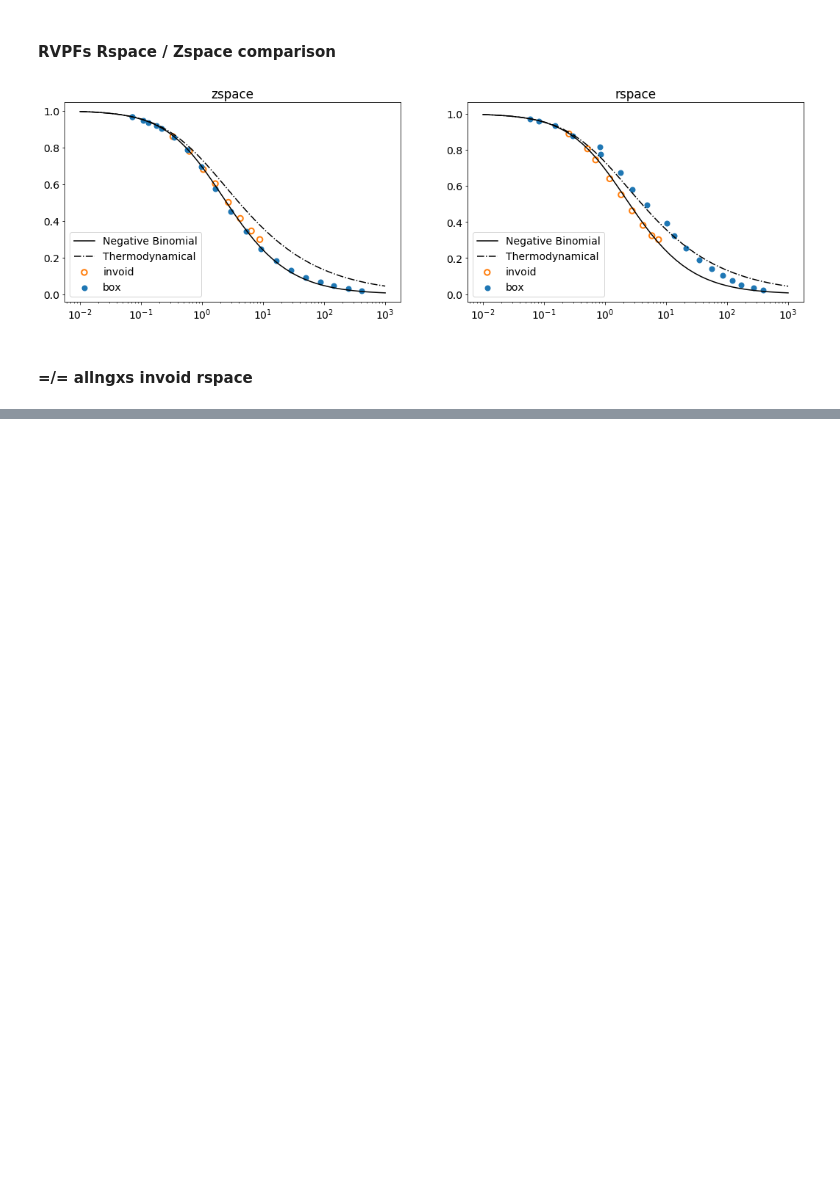
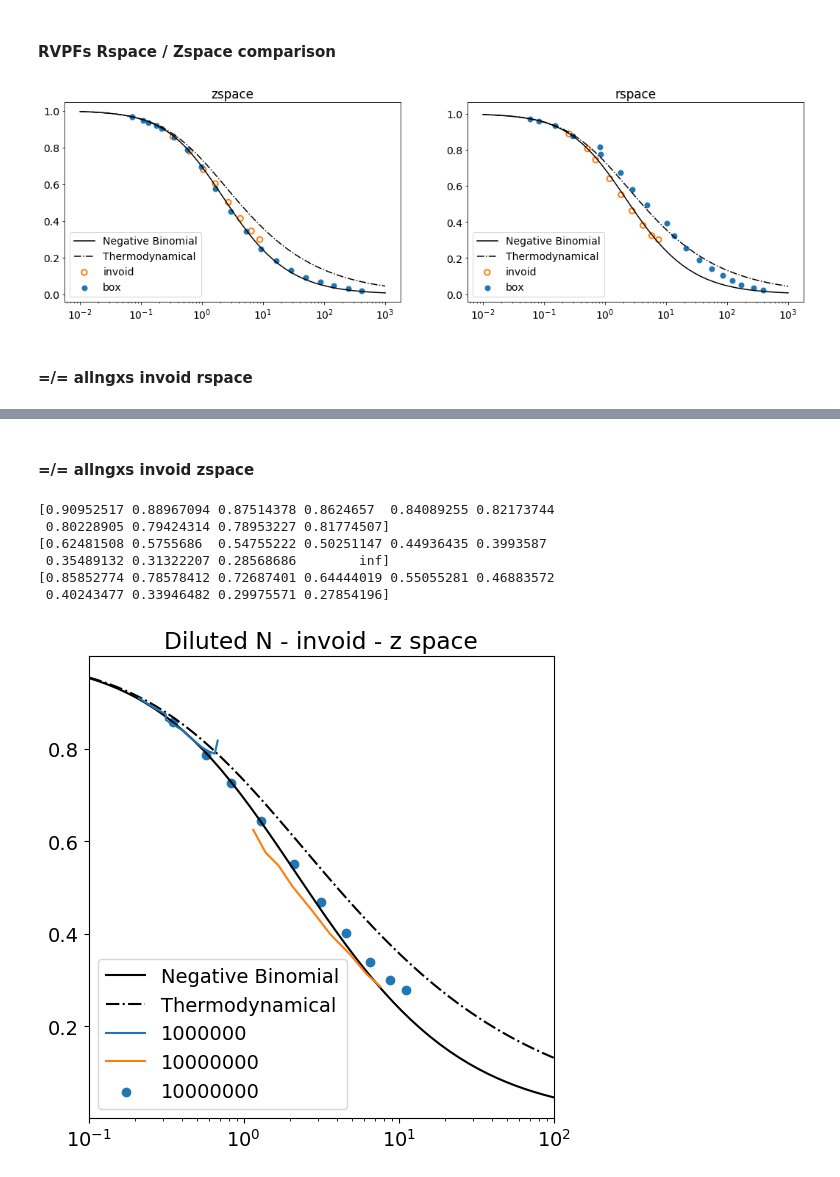
Before and after one commit to FedeDavilaKurban/VPF, a Jupyter notebook: plots.ipynb, the cells around one changed output, grey strips where cells are left out. Saved outputs shown, nothing was run; the diff lists cells and outputs as text; code cells hidden in the pictures; blank space fills up the shorter version.

```diff
--- a/plots.ipynb
+++ b/plots.ipynb
@@ -673,0 +670,60 @@ plt.show()
+# %% [markdown]
+#### =/= allngxs invoid zspace
+# %%
+
+import matplotlib.pyplot as plt
+import numpy as np
+
+plt.figure(figsize=(6,6))
+plt.rcParams['font.size'] = 14
+
+x = np.geomspace(1E-1,1E2,50)
+n = 100000
+c='k'
+plt.plot(x,np.log(1+x)/x,label='Negative Binomial',c=c)
+#a=.3
+#plt.plot(x,(1/((1-a)*(x/a)))*((1+x/a)**(1-a)-1),label='Generalized Hierarhichal',c=c,ls='--')
+plt.plot(x,(np.sqrt(1+2*x)-1)/x,label='Thermodynamical',c=c,ls='-.')
+
+ngxss = [1000000,10000000]
+
+c='C00'
+for ngxs in ngxss:
+
+    namefile = f'../data/ngxs{ngxs}_nesf{n}_redshiftz_invoid.npz'
+    stats = np.load(namefile)
+
+    chi = stats['arr_0']
+    NXi = stats['arr_1']
+    P0 = stats['arr_2']
+    N_mean = stats['arr_3']
+    xi_mean = stats['arr_4']
+    rs = stats['arr_5']
+    print(chi)
+    plt.plot(NXi,chi,ls='-',label=ngxs)
+
+namefile = f'../data/allgxs_nesf{n}_redshiftz_invoid.npz'
+stats = np.load(namefile)
+
+chi = stats['arr_0']
+NXi = stats['arr_1']
+P0 = stats['arr_2']
+N_mean = stats['arr_3']
+xi_mean = stats['arr_4']
+rs = stats['arr_5']
+print(chi)
+plt.scatter(NXi,chi,ls='-',label=ngxs)
+
+plt.title('Diluted N - invoid - z space')
+plt.xlim([1E-1,1E2])
+plt.xscale('log')
+plt.legend(loc=3)
+plt.show()
+# %% [output]
+[0.90952517 0.88967094 0.87514378 0.8624657  0.84089255 0.82173744
+ 0.80228905 0.79424314 0.78953227 0.81774507]
+[0.62481508 0.5755686  0.54755222 0.50251147 0.44936435 0.3993587
+ 0.35489132 0.31322207 0.28568686        inf]
+[0.85852774 0.78578412 0.72687401 0.64444019 0.55055281 0.46883572
+ 0.40243477 0.33946482 0.29975571 0.27854196]
+[figure, added]
```
Also changed, not shown: parts of 4 cells of this notebook, 3 other files.
